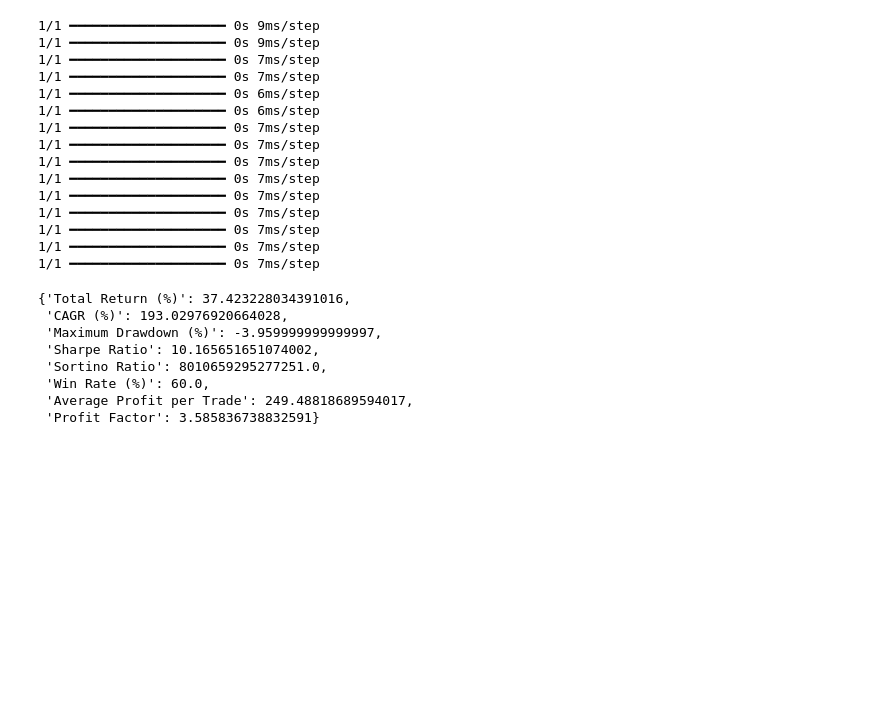
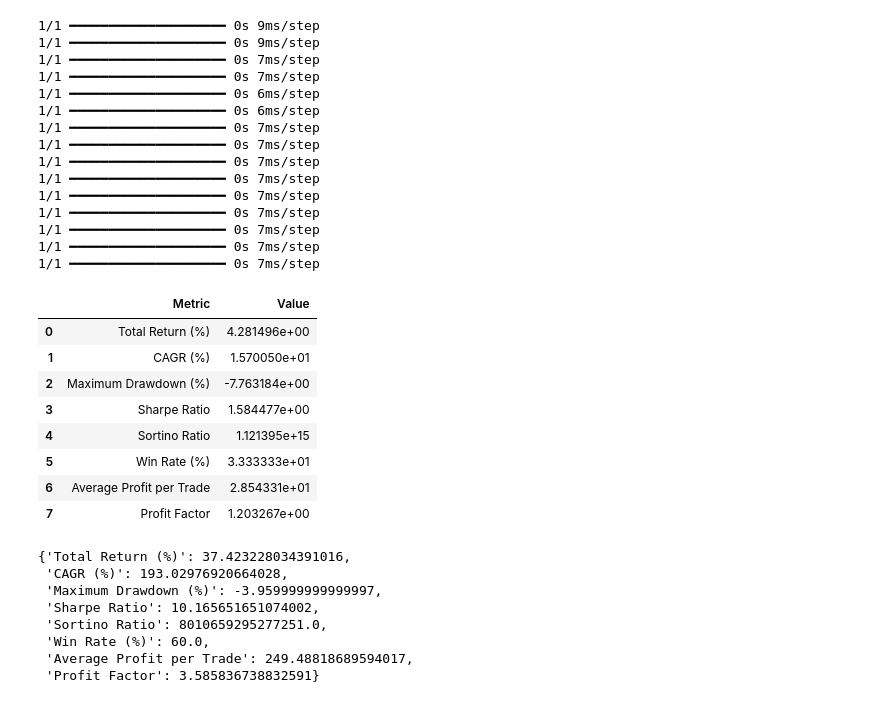
Before and after one commit to wyne1/carbon-market-forecasting, a Jupyter notebook: finalNotebook.ipynb, the cells around one changed output. Saved outputs shown, nothing was run; the diff lists cells and outputs as text; code cells hidden in the pictures; blank space fills up the shorter version.

```diff
--- a/finalNotebook.ipynb
+++ b/finalNotebook.ipynb
@@ -791,6 +791,18 @@ trade_log_df, performance_metrics, balance_history_df = backtest_model_with_metr
 1/1 ━━━━━━━━━━━━━━━━━━━━ 0s 7ms/step
 1/1 ━━━━━━━━━━━━━━━━━━━━ 0s 7ms/step
 1/1 ━━━━━━━━━━━━━━━━━━━━ 0s 7ms/step
+# %%
+pd.DataFrame(performance_metrics.items(), columns=["Metric", "Value"])
+# %% [output]
+|  | Metric | Value |
+| 0 | Total Return (%) | 4.281496e+00 |
+| 1 | CAGR (%) | 1.570050e+01 |
+| 2 | Maximum Drawdown (%) | -7.763184e+00 |
+| 3 | Sharpe Ratio | 1.584477e+00 |
+| 4 | Sortino Ratio | 1.121395e+15 |
+| 5 | Win Rate (%) | 3.333333e+01 |
+| 6 | Average Profit per Trade | 2.854331e+01 |
+| 7 | Profit Factor | 1.203267e+00 |
 # %%
 performance_metrics
 # %% [output]
```
Also changed, not shown: 1 other file.
